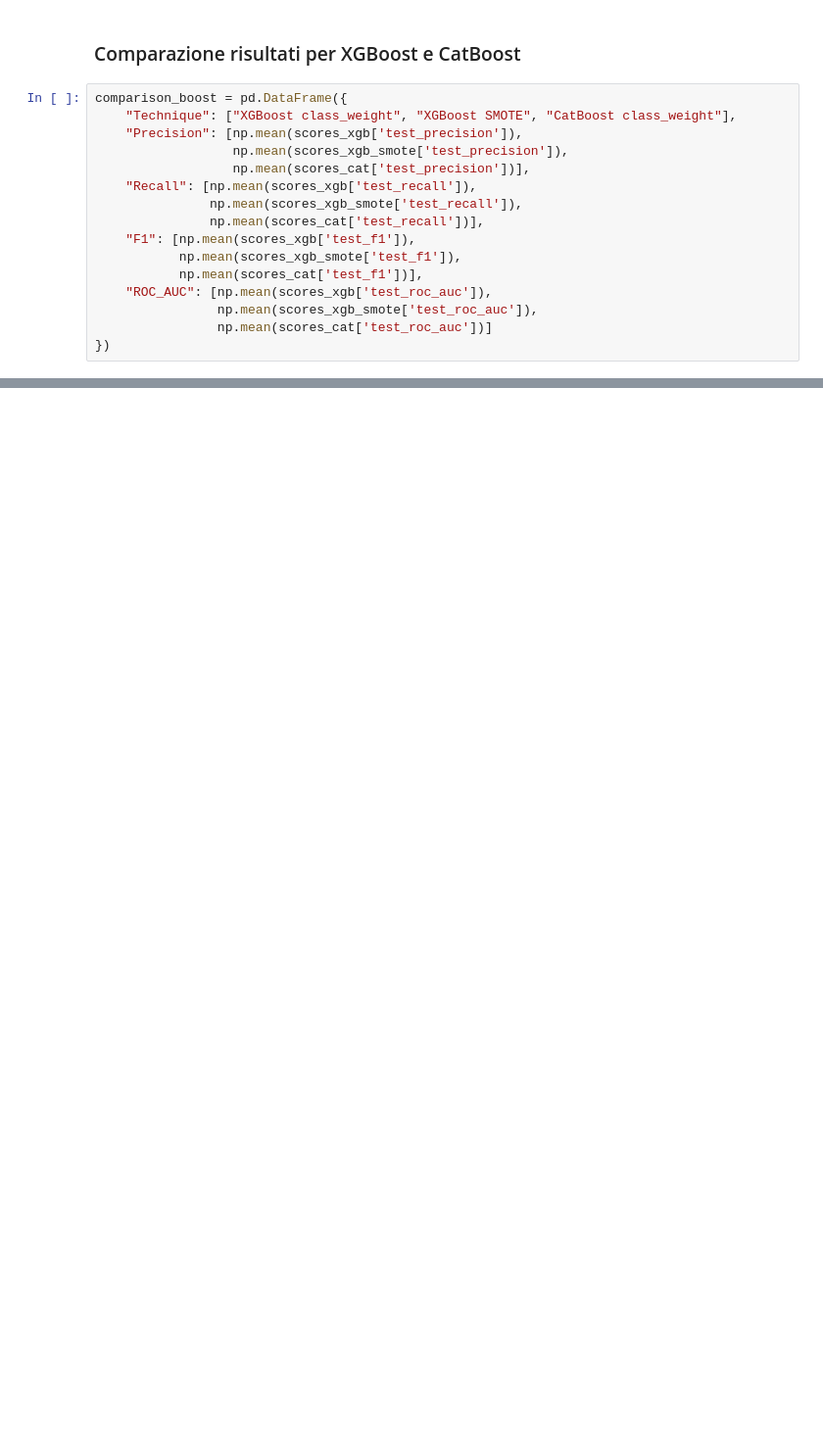
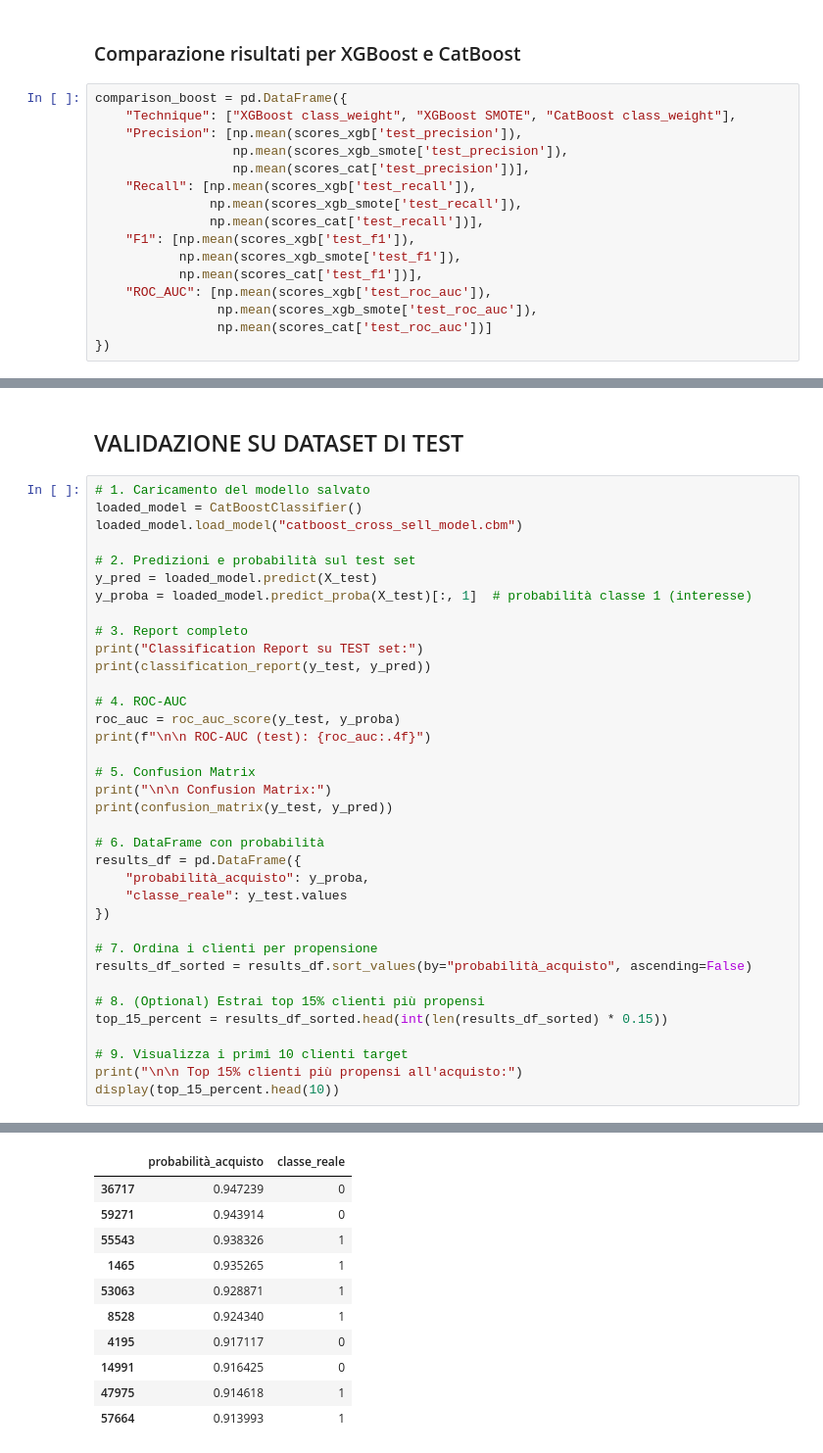
Before and after one commit to cdario79/CrossSellingAssicuratvo, a Jupyter notebook: Cross_Selling_Assicurativo.ipynb, the cells around one changed output, grey strips where cells are left out. Shown at 98% size. Drawn from its saved outputs; the diff is of its cells as text; blank space fills up the shorter version.

```diff
--- a/Cross_Selling_Assicurativo.ipynb
+++ b/Cross_Selling_Assicurativo.ipynb
@@ -1923,0 +2108,39 @@ Perché:
+# %% [markdown]
+## VALIDAZIONE SU DATASET DI TEST
+# %%
+# 1. Caricamento del modello salvato
+loaded_model = CatBoostClassifier()
+loaded_model.load_model("catboost_cross_sell_model.cbm")
+
+# 2. Predizioni e probabilità sul test set
+y_pred = loaded_model.predict(X_test)
+y_proba = loaded_model.predict_proba(X_test)[:, 1]  # probabilità classe 1 (interesse)
+
+# 3. Report completo
+print("Classification Report su TEST set:")
+print(classification_report(y_test, y_pred))
+
+# 4. ROC-AUC
+roc_auc = roc_auc_score(y_test, y_proba)
+print(f"\n\n ROC-AUC (test): {roc_auc:.4f}")
+
+# 5. Confusion Matrix
+print("\n\n Confusion Matrix:")
+print(confusion_matrix(y_test, y_pred))
+
+# 6. DataFrame con probabilità
+results_df = pd.DataFrame({
+    "probabilità_acquisto": y_proba,
+    "classe_reale": y_test.values
+})
+
+# 7. Ordina i clienti per propensione
+results_df_sorted = results_df.sort_values(by="probabilità_acquisto", ascending=False)
+
+# 8. (Optional) Estrai top 15% clienti più propensi
+top_15_percent = results_df_sorted.head(int(len(results_df_sorted) * 0.15))
+
+# 9. Visualizza i primi 10 clienti target
+print("\n\n Top 15% clienti più propensi all'acquisto:")
+display(top_15_percent.head(10))
+# %% [output]
@@ -1923,0 +2164,11 @@ Perché:
+|  | probabilità_acquisto | classe_reale |
+| 36717 | 0.947239 | 0 |
+| 59271 | 0.943914 | 0 |
+| 55543 | 0.938326 | 1 |
+| 1465 | 0.935265 | 1 |
+| 53063 | 0.928871 | 1 |
+| 8528 | 0.924340 | 1 |
+| 4195 | 0.917117 | 0 |
+| 14991 | 0.916425 | 0 |
+| 47975 | 0.914618 | 1 |
+| 57664 | 0.913993 | 1 |
```
Also changed, not shown: parts of 49 cells of this notebook.
